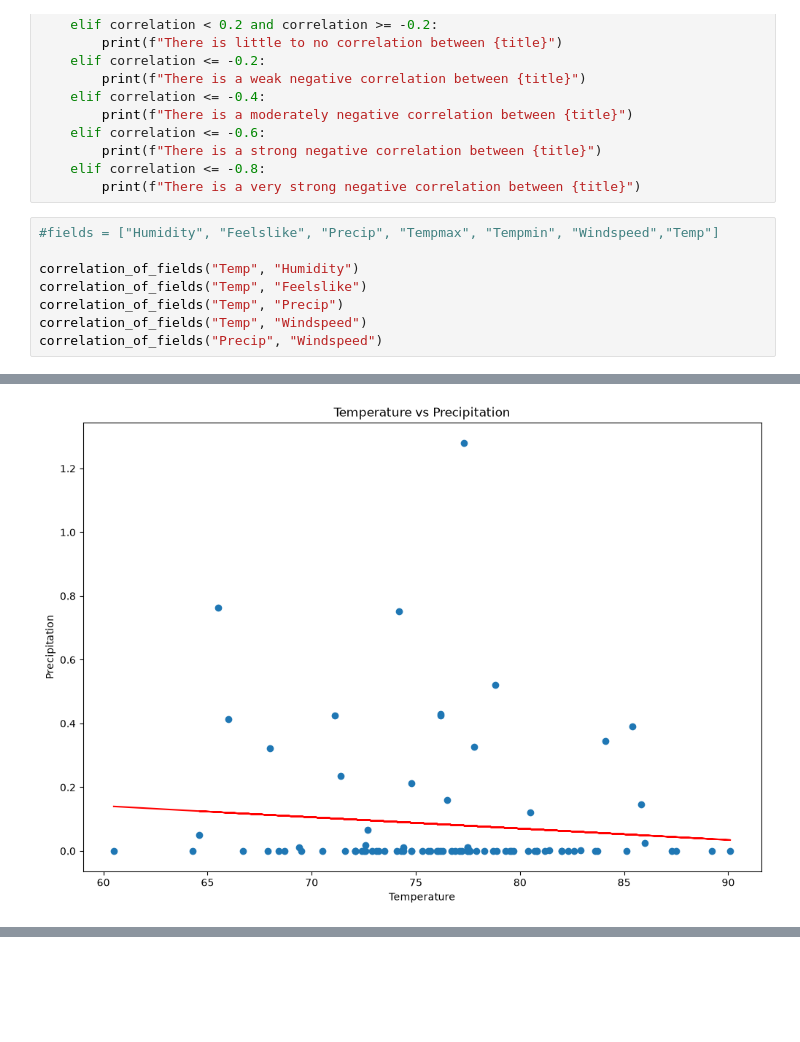
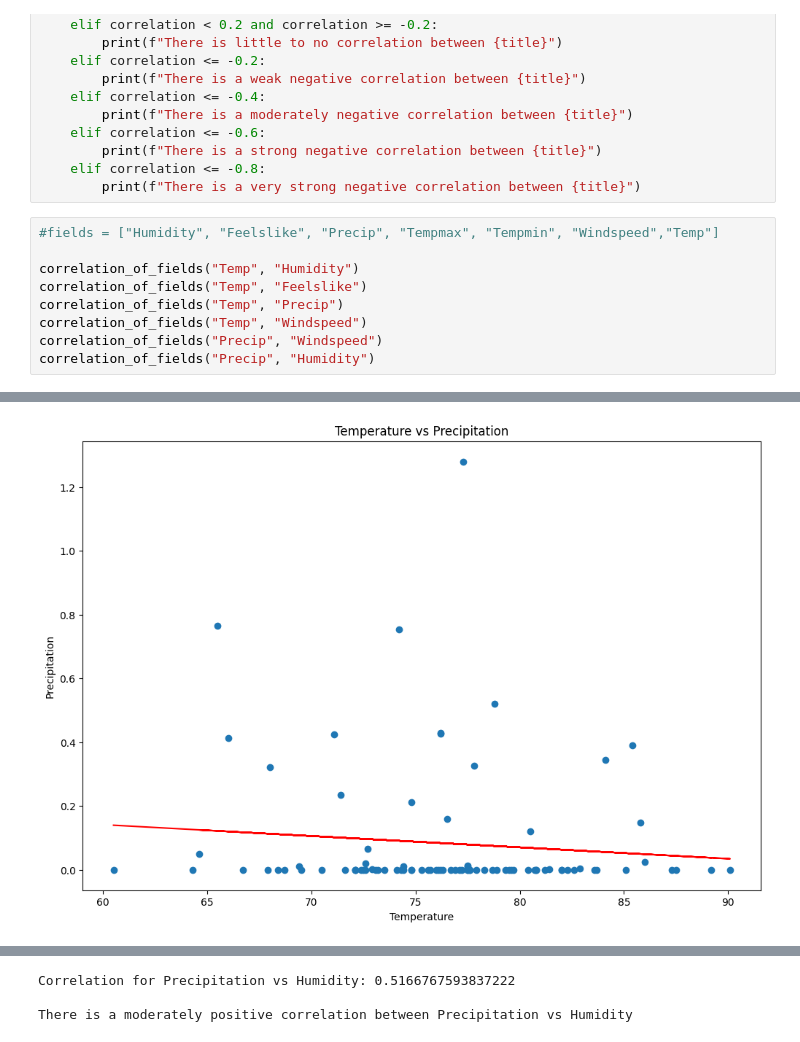
Before and after one commit to mnunez24/CMSC320_FinalProject, a Jupyter notebook: Submisson-Part-2.ipynb, the cells around one changed output, grey strips where cells are left out. Drawn from its saved outputs; the diff is of its cells as text; blank space fills up the shorter version.

```diff
--- a/Submisson-Part-2.ipynb
+++ b/Submisson-Part-2.ipynb
@@ -439,5 +473,6 @@ correlation_of_fields("Temp", "Feelslike")
 correlation_of_fields("Temp", "Precip")
 correlation_of_fields("Temp", "Windspeed")
 correlation_of_fields("Precip", "Windspeed")
+correlation_of_fields("Precip", "Humidity")
 # %% [output]
 [figure]
@@ -449,3 +484,3 @@ Correlation for Temperature vs Feels Like: 0.9805867839045191
 
 There is a very strong positive correlation between Temperature vs Feels Like
-[figure, old version]
+[figure, new version]
@@ -463,3 +499,6 @@ There is little to no correlation between Precipitation vs Windspeed
+Correlation for Precipitation vs Humidity: 0.5166767593837222
+
+There is a moderately positive correlation between Precipitation vs Humidity
 # %% [markdown]
 ### Simulation Testing
 
```
Also changed, not shown: parts of 10 cells of this notebook.
